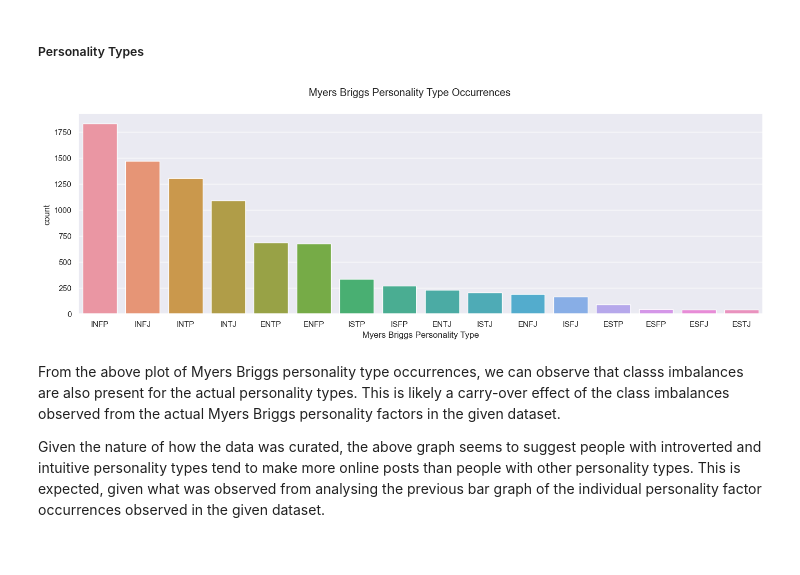
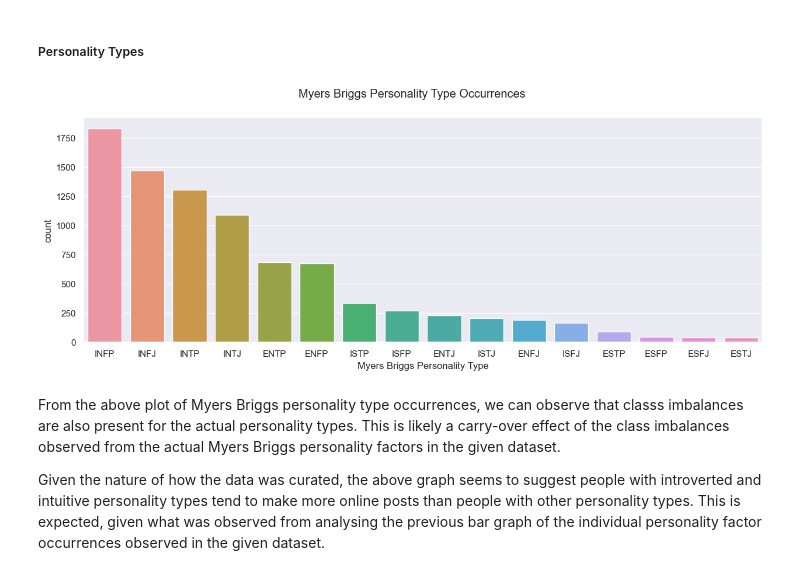
Before and after one commit to slouie88/myers_briggs_personalities, a Jupyter notebook: myers_briggs_eda.ipynb, the cells around one changed output. Drawn from its saved outputs; the diff is of its cells as text; code cells hidden in the pictures.

```diff
--- a/myers_briggs_eda.ipynb
+++ b/myers_briggs_eda.ipynb
@@ -137,17 +159,17 @@ The dataset is made up of a user's personality type and their most recent 50 com
 # %%
 sns.set()
 
-fig = plt.figure(figsize=(17, 5))
+fig = plt.figure(figsize=(15, 5))
 ax = fig.add_subplot(1, 1, 1)
 
 sns.countplot(data=data, x="type", ax=ax, order=data["type"].value_counts().index)
 
 fig.suptitle("Myers Briggs Personality Type Occurrences")
 ax.set_xlabel("Myers Briggs Personality Type")
 
 plt.show()
 # %% [output]
-[figure, old version]
+[figure, new version]
 # %% [markdown]
 From the above plot of Myers Briggs personality type occurrences, we can observe that classs imbalances are also present for the actual personality types. This is likely a carry-over effect of the class imbalances observed from the actual Myers Briggs personality factors in the given dataset.
 
```
Also changed, not shown: parts of 13 cells of this notebook.
